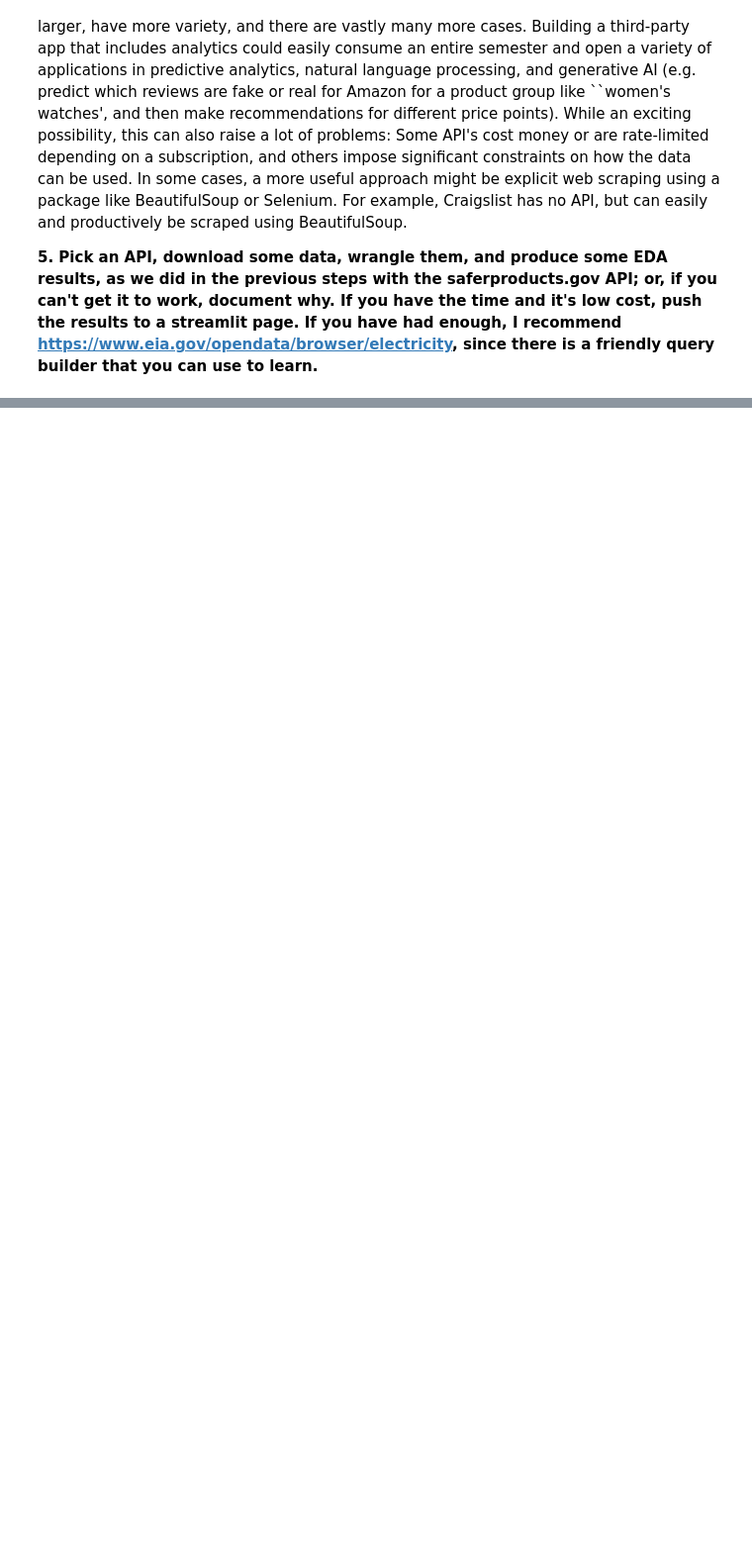
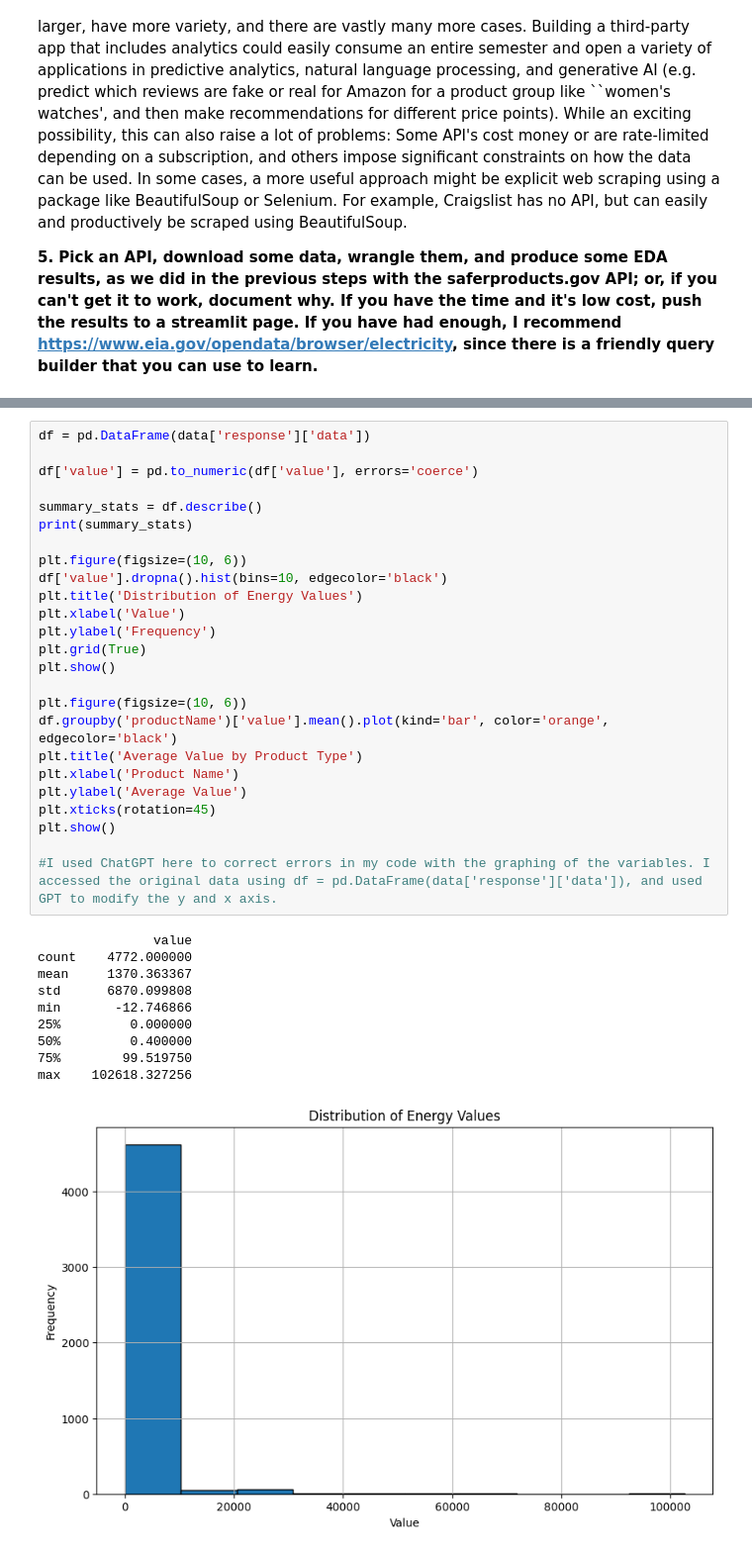
Before and after one commit to taliahtarik/labs, a Jupyter notebook: Copy_of_assignment_notebook.ipynb, the cells around one changed output, grey strips where cells are left out. Shown: that part at 99% size. Saved outputs shown, nothing was run; the diff lists cells and outputs as text; blank space fills up the shorter version.

```diff
--- a/Copy_of_assignment_notebook.ipynb
+++ b/Copy_of_assignment_notebook.ipynb
@@ -371,0 +374,36 @@ print(df.head())
+# %%
+df = pd.DataFrame(data['response']['data'])
+
+df['value'] = pd.to_numeric(df['value'], errors='coerce')
+
+summary_stats = df.describe()
+print(summary_stats)
+
+plt.figure(figsize=(10, 6))
+df['value'].dropna().hist(bins=10, edgecolor='black')
+plt.title('Distribution of Energy Values')
+plt.xlabel('Value')
+plt.ylabel('Frequency')
+plt.grid(True)
+plt.show()
+
+plt.figure(figsize=(10, 6))
+df.groupby('productName')['value'].mean().plot(kind='bar', color='orange', edgecolor='black')
+plt.title('Average Value by Product Type')
+plt.xlabel('Product Name')
+plt.ylabel('Average Value')
+plt.xticks(rotation=45)
+plt.show()
+
+#I used ChatGPT here to correct errors in my code with the graphing of the variables. I accessed the original data using df = pd.DataFrame(data['response']['data']), and used GPT to modify the y and x axis.
+# %% [output]
+               value
+count    4772.000000
+mean     1370.363367
+std      6870.099808
+min       -12.746866
+25%         0.000000
+50%         0.400000
+75%        99.519750
+max    102618.327256
+[figure, added]
```
Also changed, not shown: parts of 2 cells of this notebook.
